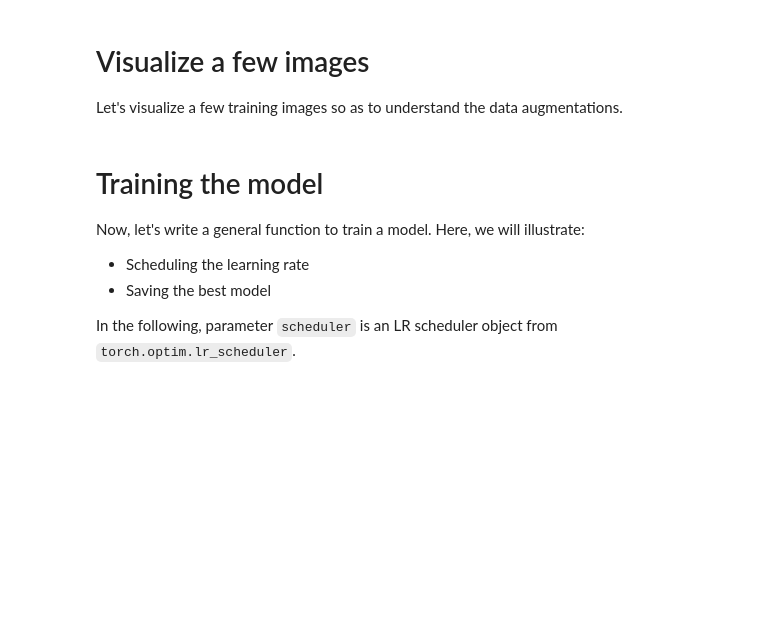
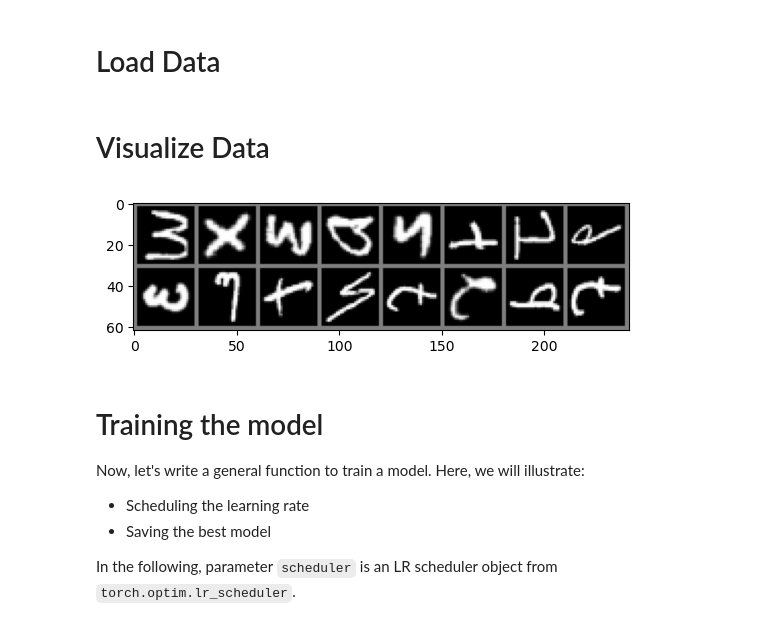
Before and after one commit to Moritz2k1/emnist_ml, a Jupyter notebook: group_mfja_emnist.ipynb, the cells around one changed output. Drawn from its saved outputs; the diff is of its cells as text; code cells hidden in the pictures; blank space fills up the shorter version.

```diff
--- a/group_mfja_emnist.ipynb
+++ b/group_mfja_emnist.ipynb
@@ -100,27 +16,2 @@ device = torch.device("cuda:0" if torch.cuda.is_available() else "cpu")
-# %% [markdown]
-Visualize a few images
-======================
-
-Let\'s visualize a few training images so as to understand the data
-augmentations.
-# %%
-def imshow(inp, title=None):
-    """Display image for Tensor."""
-    inp = inp.numpy().transpose((1, 2, 0))
-    mean = np.array([0.485, 0.456, 0.406])
-    std = np.array([0.229, 0.224, 0.225])
-    inp = std * inp + mean
-    inp = np.clip(inp, 0, 1)
-    plt.imshow(inp)
-    if title is not None:
-        plt.title(title)
-    plt.pause(0.001)  # pause a bit so that plots are updated
-
-
-# Get a batch of training data
-inputs, classes = next(iter(dataloaders['train']))
-
-# Make a grid from batch
-out = torchvision.utils.make_grid(inputs)
-
-imshow(out, title=[class_names[x] for x in classes])
+# %% [markdown]
+# Load Data
@@ -127,3 +62,18 @@ imshow(out, title=[class_names[x] for x in classes])
+# %% [markdown]
+# Visualize Data
+# %%
+def imshow(img):
+    img = img / 2 + 0.5
+    npimg = img.numpy()
+    plt.imshow(np.transpose(npimg, (1,2,0)), cmap = 'gray')
+    plt.show()
+
+dataiterator = iter(dataloaders['train'])
+images, labels = next(dataiterator)
+
+imshow(utils.make_grid(images[:16]))
+# %% [output]
+[figure, added]
 # %% [markdown]
 Training the model
 ==================
```
Also changed, not shown: parts of 7 cells of this notebook, 8 other files.
